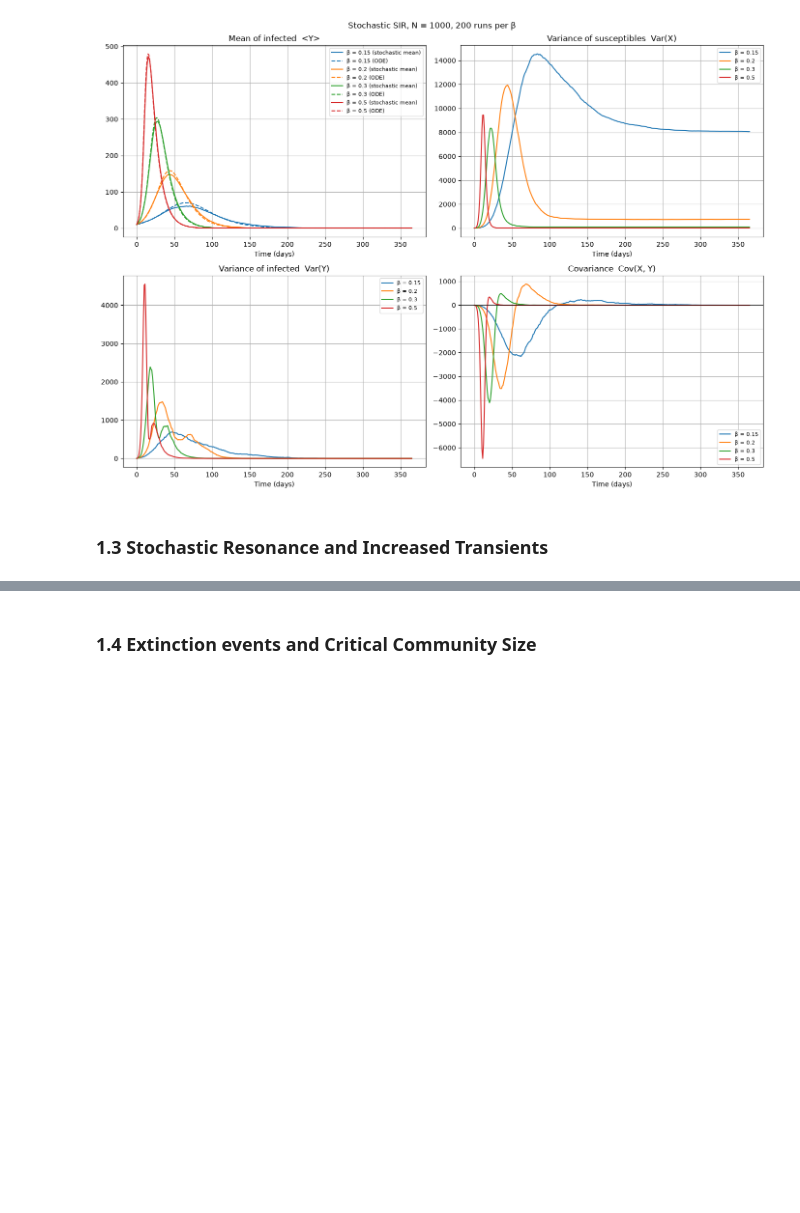
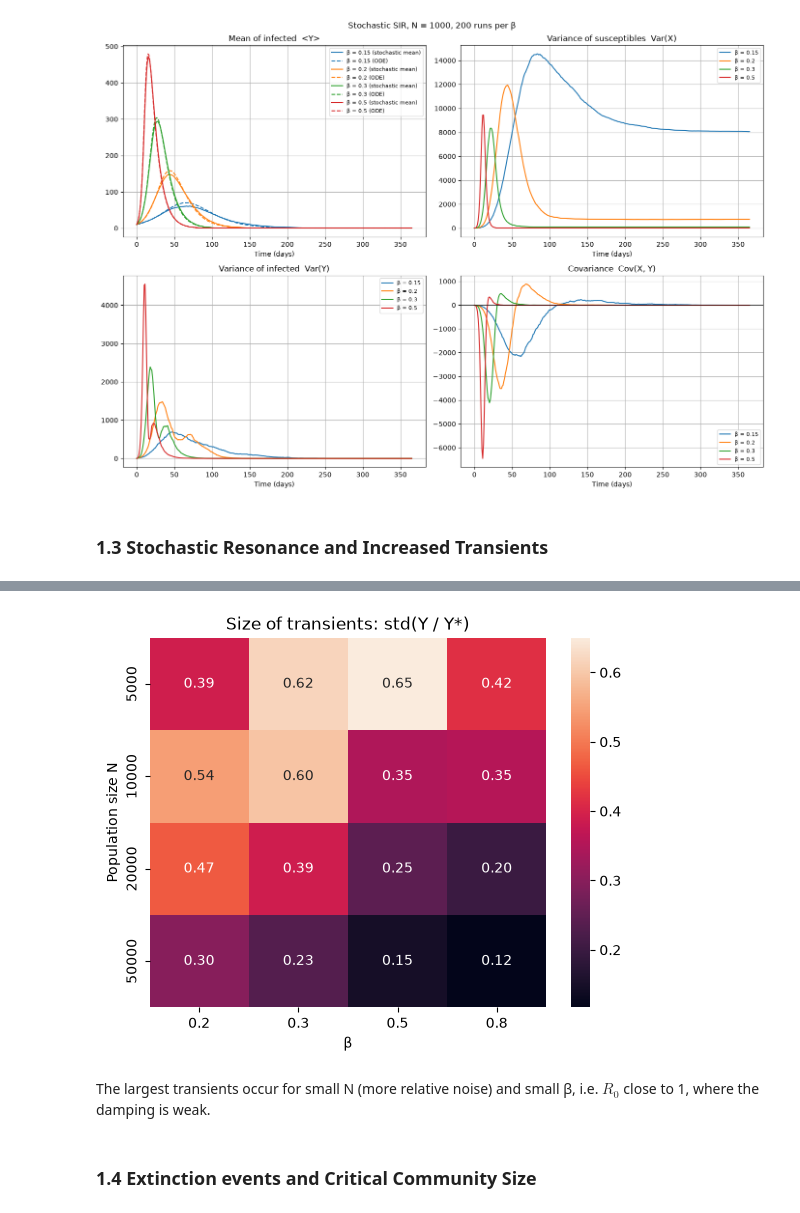
Before and after one commit to emilie-taffouraud/assignment2-stochastic-spatial-models, a Jupyter notebook: Jakobsen_16944763_Taffouraud_14886820_assignment2.ipynb, the cells around one changed output, grey strips where cells are left out. Saved outputs shown, nothing was run; the diff lists cells and outputs as text; code cells hidden in the pictures; blank space fills up the shorter version.

```diff
--- a/Jakobsen_16944763_Taffouraud_14886820_assignment2.ipynb
+++ b/Jakobsen_16944763_Taffouraud_14886820_assignment2.ipynb
@@ -495,3 +562,27 @@ plt.show()
+# %%
+# largest transients start at the equilibrium and measure std(Y / Y*), averaged over 5 runs of 5 years
+
+import seaborn as sns
+
+N_grid = [5000, 10000, 20000, 50000]
+beta_grid = [0.2, 0.3, 0.5, 0.8]
+
+transient_size = pd.DataFrame(index=N_grid, columns=beta_grid, dtype=float)
+for N0 in N_grid:
+    for beta_i in beta_grid:
+        X_star, Y_star = equilibrium(N0, beta_i)
+        runs = [np.nanstd(gillespie_daily(N0, beta_i, X_star, Y_star, 5 * 365) / Y_star) for run in range(5)]
+        transient_size.loc[N0, beta_i] = np.mean(runs)
+
+sns.heatmap(transient_size, annot=True, fmt=".2f")
+plt.xlabel("β")
+plt.ylabel("Population size N")
+plt.title("Size of transients: std(Y / Y*)")
+plt.show()
+# %% [output]
+[figure, added]
+# %% [markdown]
+The largest transients occur for small N (more relative noise) and small β, i.e. $R_0$ close to 1, where the damping is weak.
 # %% [markdown]
 ### 1.4 Extinction events and Critical Community Size
 # %% [markdown]
```
Also changed, not shown: parts of 4 cells of this notebook.
